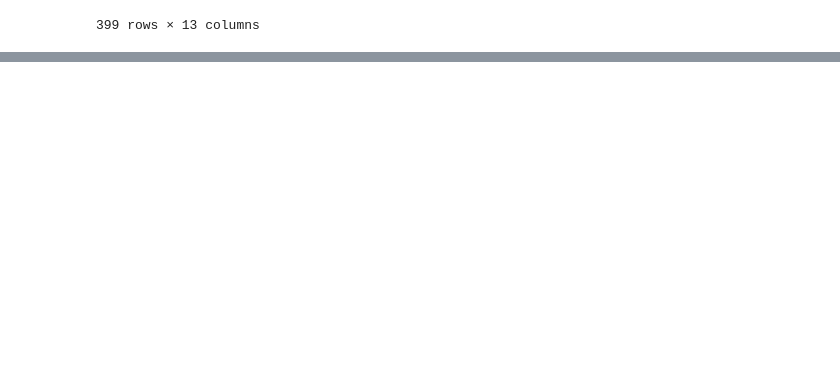
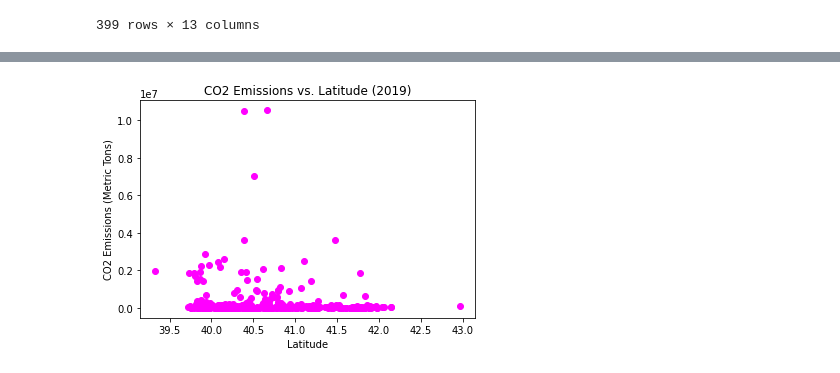
Before and after one commit to dipeshtimsina/Official_group1_Project2, a Jupyter notebook: facilitylevelclean.ipynb, the cells around one changed output, grey strips where cells are left out. Cells and saved outputs as stored; diff of their text form; code cells hidden in the pictures; blank space fills up the shorter version.

```diff
--- a/facilitylevelclean.ipynb
+++ b/facilitylevelclean.ipynb
@@ -1,7 +1,8 @@
 # %%
-import sqlitebiter as sqlb
 import pandas as pd
+import matplotlib.pyplot as plt
+import numpy as np
 
 filepath = "datasets/FacilityLevelGHG_AllCounties.xlsx"
 
-facility_leveldf = pd.read_excel(filepath, None)
+facility_leveldf_dict = pd.read_excel(filepath, None)
@@ -7,0 +29,8 @@ facility_leveldf = pd.read_excel(filepath, None)
+# %%
+for key in facility_leveldf_dict:
+
+    if key == "2019":
+        continue
+    new_column_names = list(facility_leveldf_dict[key].iloc[5,:])
+    facility_leveldf_dict[key].columns = new_column_names
+    facility_leveldf_dict[key] = facility_leveldf_dict[key].drop([0,1,2,3,4,5])
@@ -23,0 +112,8 @@ facility_leveldf['2019']
+# %%
+plt.title("CO2 Emissions vs. Latitude (2019)")
+plt.xlabel("Latitude")
+plt.ylabel("CO2 Emissions (Metric Tons)")
+plt.scatter(facility_leveldf_dict['2019']["LATITUDE"], facility_leveldf_dict['2019']["GHG QUANTITY (METRIC TONS CO2e)"], marker="o", color="magenta")
+plt.show()
+# %% [output]
+[figure, added]
```
Also changed, not shown: parts of 14 cells of this notebook, 2 other files.
